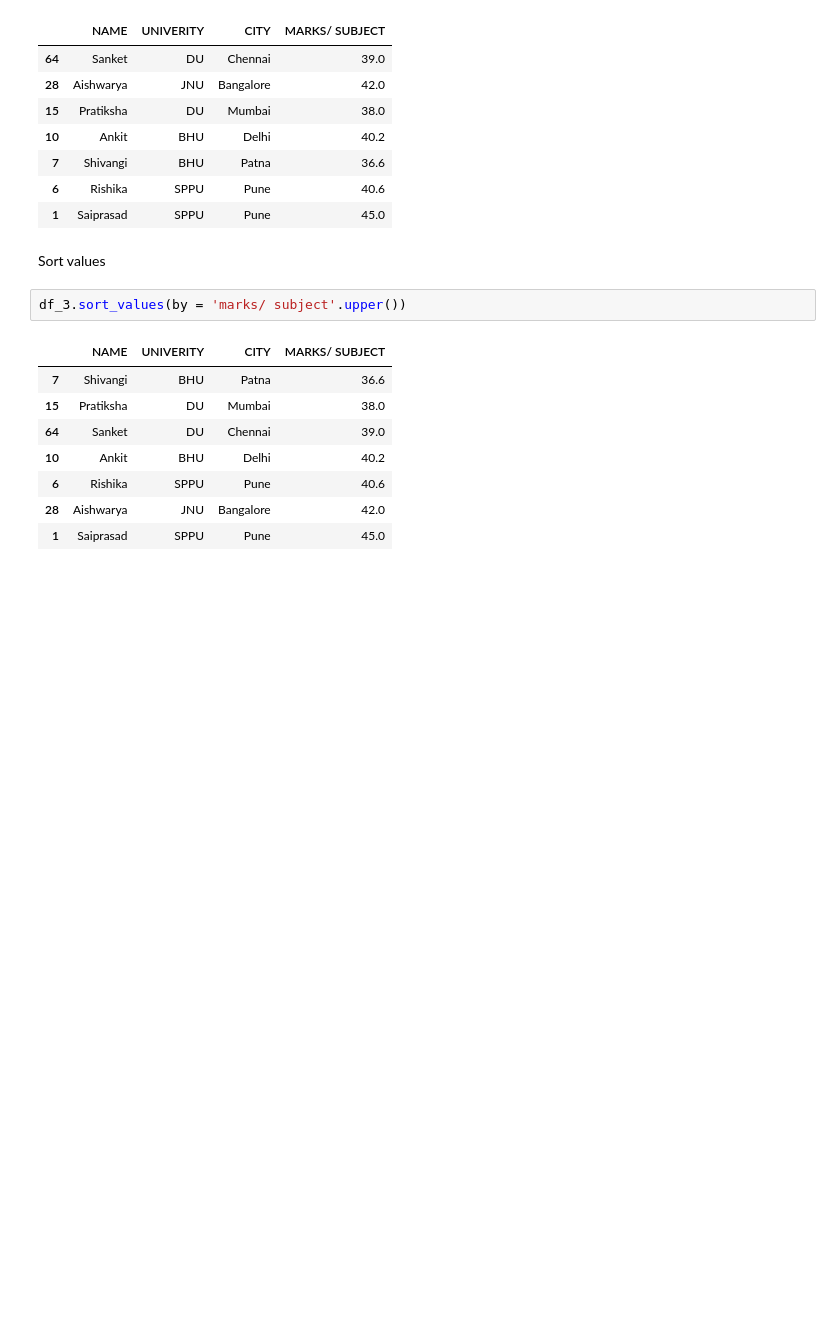
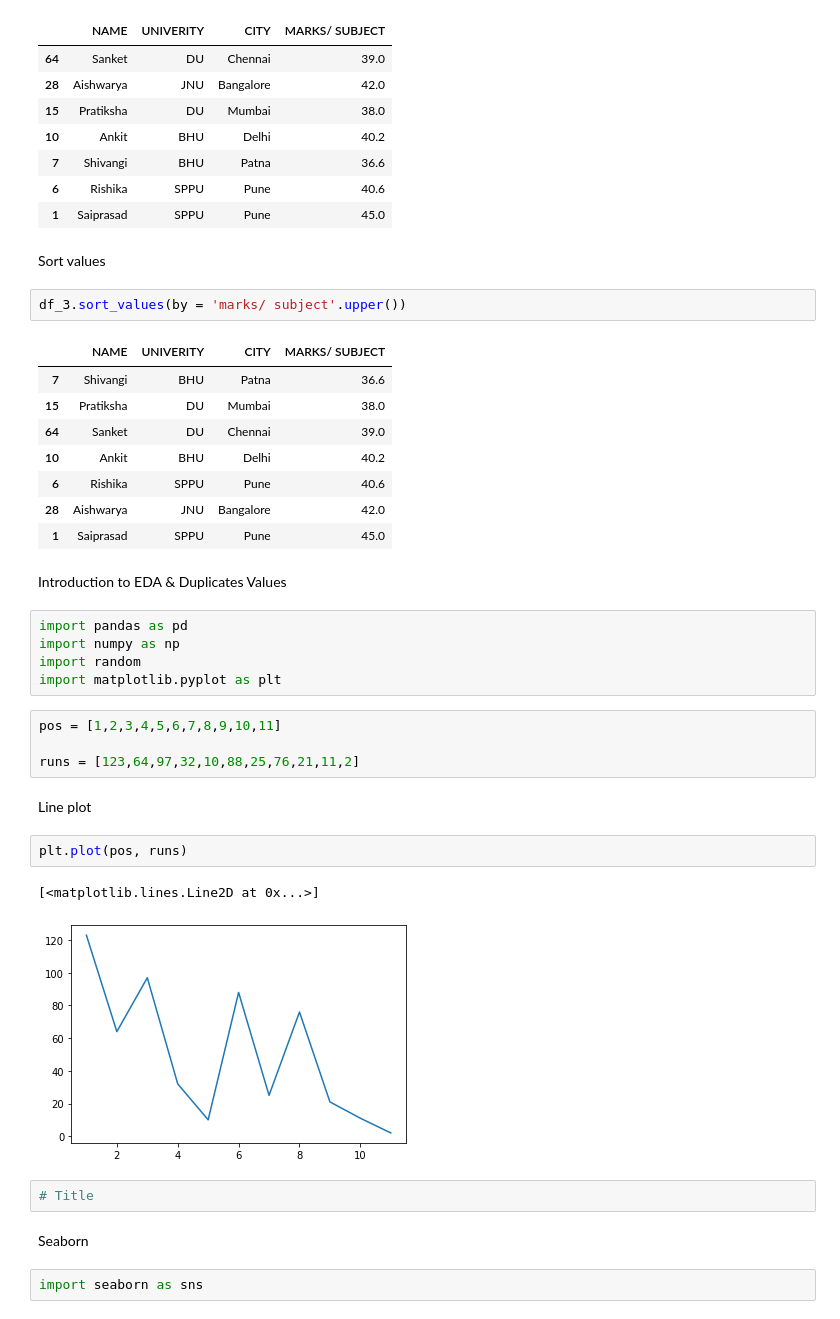
Before and after one commit to hari-r-v/TwiLearn, a Jupyter notebook: LEARNING/pandas.ipynb, the cells around one changed output. Cells and saved outputs as stored; diff of their text form; blank space fills up the shorter version.

```diff
--- a/LEARNING/pandas.ipynb
+++ b/LEARNING/pandas.ipynb
@@ -467,3 +467,27 @@ df_3.sort_values(by = 'marks/ subject'.upper())
 | 6 | Rishika | SPPU | Pune | 40.6 |
 | 28 | Aishwarya | JNU | Bangalore | 42.0 |
 | 1 | Saiprasad | SPPU | Pune | 45.0 |
+# %% [markdown]
+Introduction to EDA & Duplicates Values
+# %%
+import pandas as pd
+import numpy as np
+import random
+import matplotlib.pyplot as plt
+# %%
+pos = [1,2,3,4,5,6,7,8,9,10,11]
+
+runs = [123,64,97,32,10,88,25,76,21,11,2]
+# %% [markdown]
+Line plot
+# %%
+plt.plot(pos, runs)
+# %% [output]
+[<matplotlib.lines.Line2D at 0x...>]
+[figure, added]
+# %%
+# Title
+# %% [markdown]
+Seaborn
+# %%
+import seaborn as sns
```
Also changed, not shown: parts of 2 cells of this notebook.
